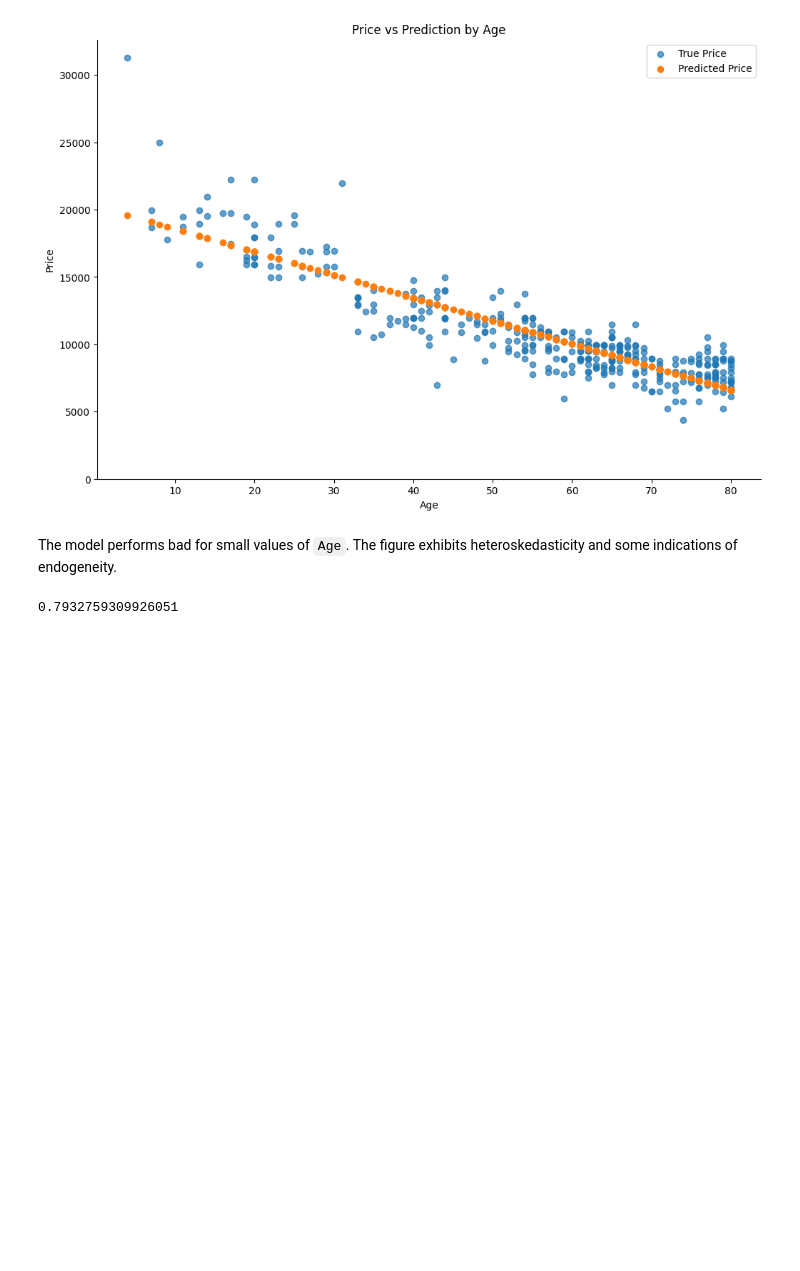
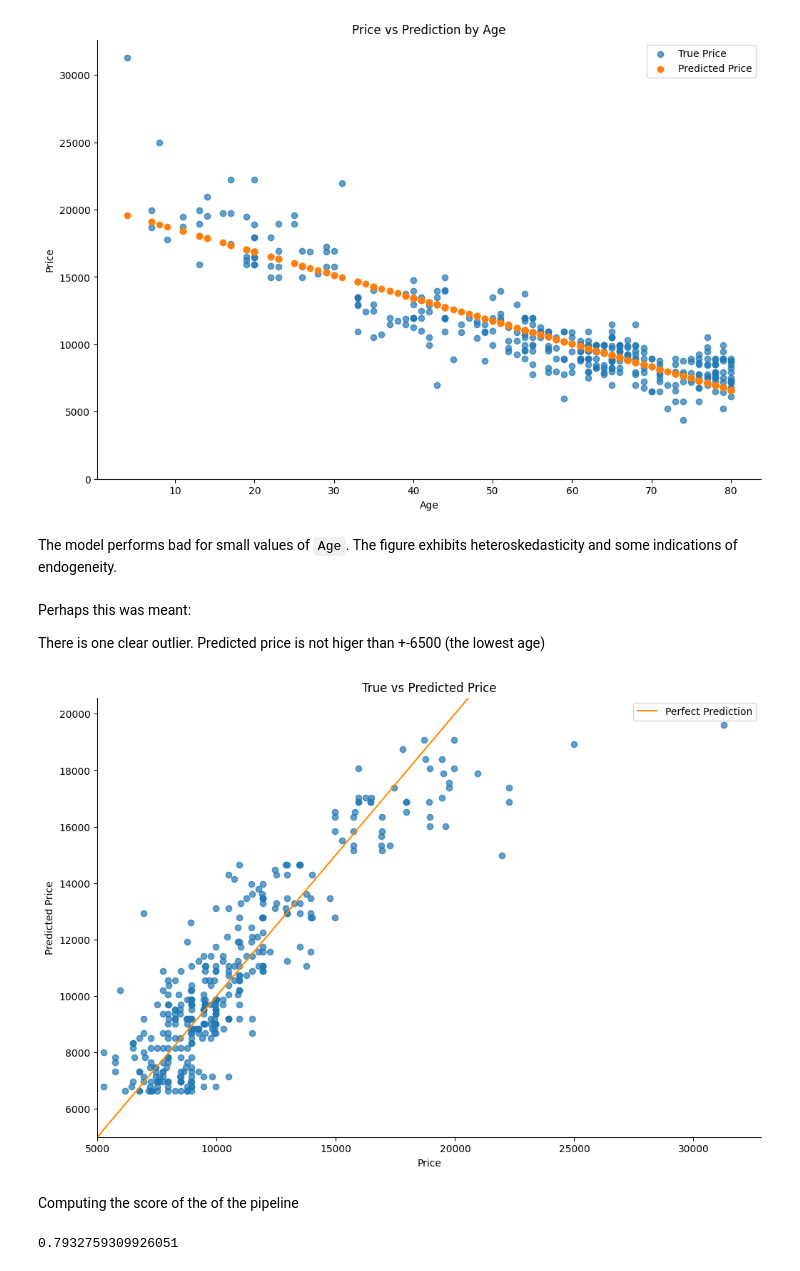
Before and after one commit to JRvArk/DAML_tutorials, a Jupyter notebook: Tutorial 2/2.1.ipynb, the cells around one changed output. Saved outputs shown, nothing was run; the diff lists cells and outputs as text; code cells hidden in the pictures; blank space fills up the shorter version.

```diff
--- a/Tutorial 2/2.1.ipynb
+++ b/Tutorial 2/2.1.ipynb
@@ -73,6 +81,28 @@ plt.plot();
 # %% [markdown]
 The model performs bad for small values of `Age`.
 The figure exhibits heteroskedasticity and some indications of endogeneity.
+# %% [markdown]
+Perhaps this was meant:
+
+There is one clear outlier. Predicted price is not higer than +-6500 (the lowest age)
+# %%
+pred = m.predict(df_test[['Age']])
+fig, ax = plt.subplots(figsize=(12, 8))
+ax.scatter(df_test['Price'],pred, alpha=0.7)
+ax.axline([0, 0], [1, 1], color='darkorange', label='Perfect Prediction')
+ax.set_title("True vs Predicted Price")
+ax.set_ylabel("Predicted Price")
+ax.set_xlabel("Price")
+ax.spines['top'].set_visible(False)
+ax.spines['right'].set_visible(False)
+ax.legend()
+ax.set_xlim(5000)
+ax.set_ylim(5000)
+plt.plot();
+# %% [output]
+[figure, added]
+# %% [markdown]
+Computing the score of the of the pipeline
 # %%
 m.score(df_test[['Age']], df_test['Price'])
 # %% [output]
```
Also changed, not shown: parts of 27 cells of this notebook.
